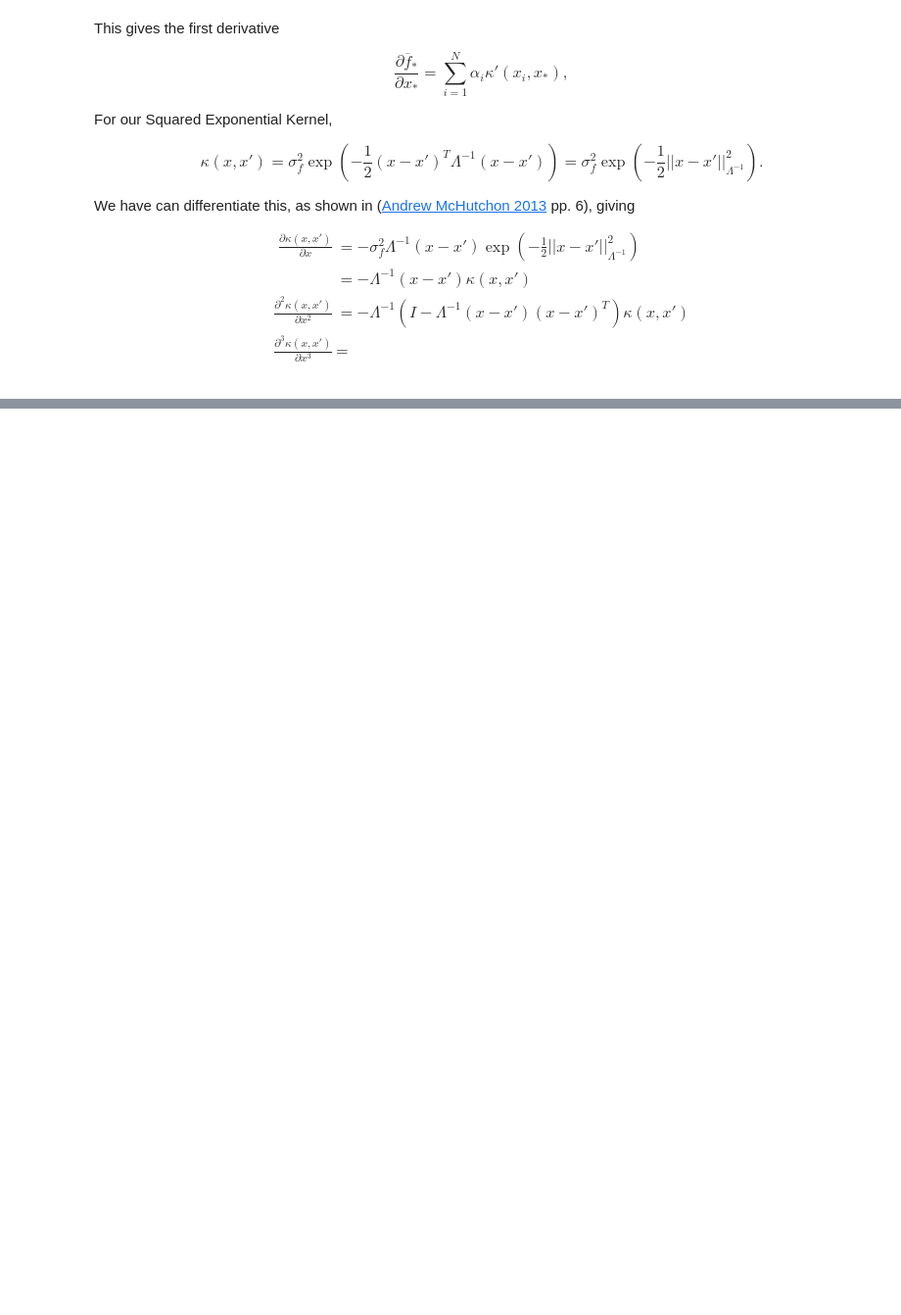
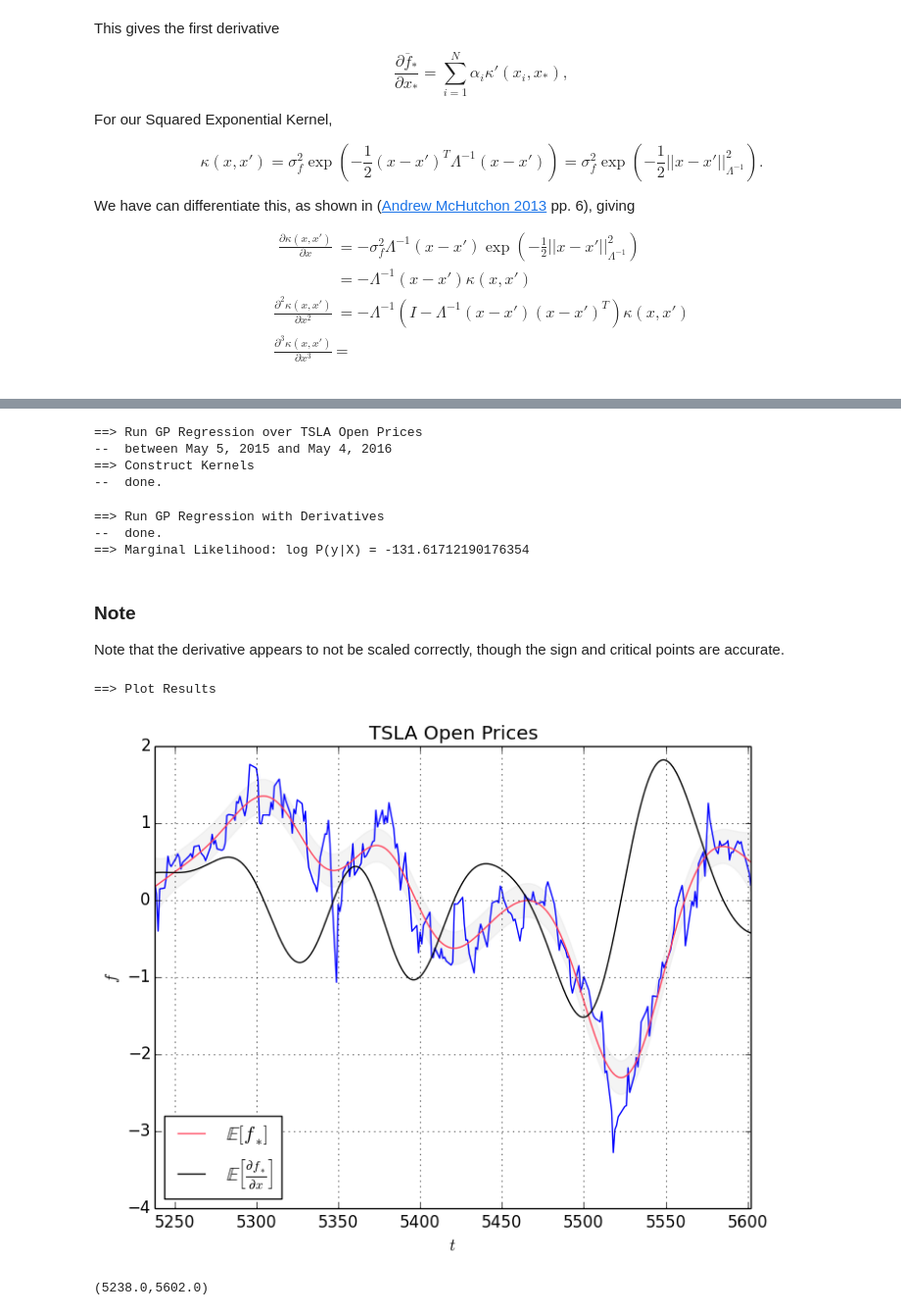
Before and after one commit to cdipaolo/inflection, a Jupyter notebook: notebooks/1.0-gp-regression.ipynb, the cells around one changed output, grey strips where cells are left out. Shown at 98% size. Drawn from its saved outputs; the diff is of its cells as text; code cells hidden in the pictures; blank space fills up the shorter version.

```diff
--- a/notebooks/1.0-gp-regression.ipynb
+++ b/notebooks/1.0-gp-regression.ipynb
@@ -245,0 +254,10 @@ xlim(-1,15)
+# %%
+tsla_raw = readtable("../data/raw/financial/tsla.csv")
+
+tsla_raw[:_Date] = Date(tsla_raw[:_Date],"d-u-y")
+
+tsla_raw[:Date] = [Float64(datetime2rata(DateTime(date))) for date in tsla_raw[:_Date]]
+
+sort!(tsla_raw, cols=[:Date])
+
+head(tsla_raw)
@@ -245,0 +272,68 @@ xlim(-1,15)
+# %%
+t    = collect(tsla_raw[:Date])
+tsla = collect(tsla_raw[:Open])
+tsla = (tsla - mean(tsla)) / std(tsla)
+t_   = collect(minimum(t):0.25:maximum(t))
+
+println("==> Run GP Regression over TSLA Open Prices")
+println("--  between May 5, 2015 and May 4, 2016")
+
+σ = 0.75
+l = 30.
+se = SEKernel(l,σ)
+σ_y = 0.5
+
+println("==> Construct Kernels")
+K_ = K(se, t, t)
+K_ = K_ + σ_y^2*eye(K_)
+
+k_ = K(se, t, t_)
+dk_ = d_K(se,t,t_)
+d2k_ = d2_K(se,t,t_)
+k__ = K(se, t_,t_)
+
+println("--  done.")
+# %% [output]
+==> Run GP Regression over TSLA Open Prices
+--  between May 5, 2015 and May 4, 2016
+==> Construct Kernels
+--  done.
+# %%
+println("==> Run GP Regression with Derivatives")
+# GP Regression algorithm + derivatives
+# -- Machine Learning: A Probabalistic Perspective
+#    Kevin Murphy, pp. 526
+L = chol(K_)
+α = L\(L'\tsla)
+μ = k_'*α
+dμ = dk_'*α
+v = L'\k_
+σ = sqrt(diag(k__) - diag(v'*v))
+logP = -tsla'*α/2 - sum(log(diag(L))) - size(tsla)[1]*log(2π)/2
+println("--  done.")
+println("==> Marginal Likelihood: log P(y|X) = $(logP[1])")
+# %% [output]
+==> Run GP Regression with Derivatives
+--  done.
+==> Marginal Likelihood: log P(y|X) = -131.61712190176354
+# %% [markdown]
+### Note
+
+Note that the derivative appears to not be scaled correctly, though the sign and critical points are accurate.
+# %%
+println("==> Plot Results")
+plot(t,tsla)
+plot(t_, μ, label="\$\\mathbb{E}[f_*]\$", color="#FF425B")
+plot(t_, dμ/40, label="\$\\mathbb{E}\\left[\\frac{\\partial f_*}{\\partial x}\\right]\$", color="black")
+fill_between(t_, μ-2σ, μ+2σ, color="#dddddd", alpha=0.3)
+title("TSLA Open Prices")
+xlabel("\$t\$")
+ylabel("\$f\$")
+legend(loc="lower left")
+
+grid()
+xlim(minimum(t), maximum(t))
+# %% [output]
+==> Plot Results
+[figure, added]
+(5238.0,5602.0)
```
Also changed, not shown: parts of 5 cells of this notebook, 1 other file.
